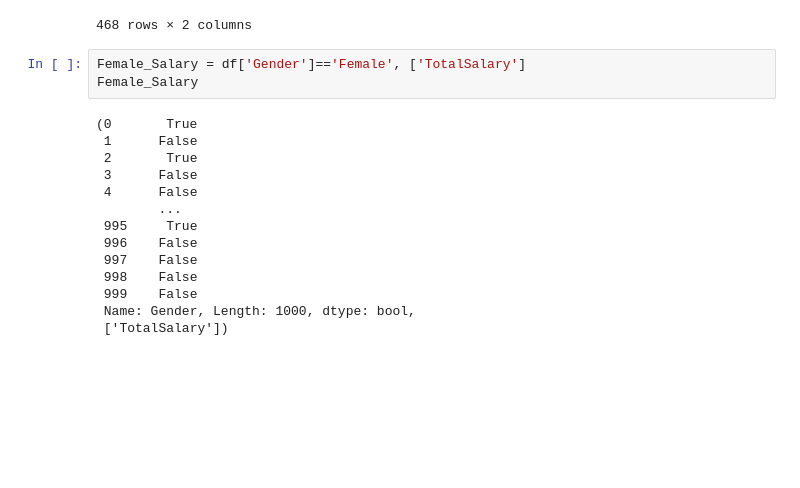
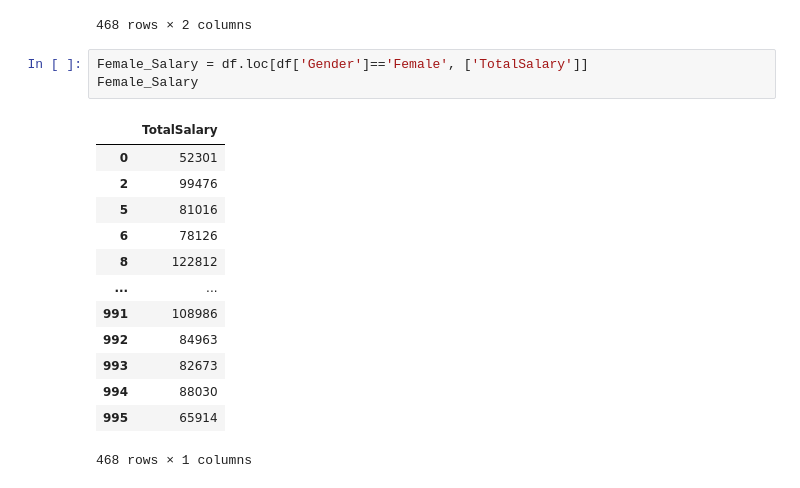
Before and after one commit to Jkhattak/GlassdoreGenderPayGap, a Jupyter notebook: main.ipynb, the cells around one changed output. Saved outputs shown, nothing was run; the diff lists cells and outputs as text; blank space fills up the shorter version.

```diff
--- a/main.ipynb
+++ b/main.ipynb
@@ -283,19 +290,19 @@ Female_Salary
 | 995 | Marketing Associate | 65914 |
 468 rows × 2 columns
 # %%
-Female_Salary = df['Gender']=='Female', ['TotalSalary']
+Female_Salary = df.loc[df['Gender']=='Female', ['TotalSalary']]
 Female_Salary
 # %% [output]
+|  | TotalSalary |
+| 0 | 52301 |
+| 2 | 99476 |
+| 5 | 81016 |
+| 6 | 78126 |
+| 8 | 122812 |
+| ... | ... |
+| 991 | 108986 |
+| 992 | 84963 |
+| 993 | 82673 |
+| 994 | 88030 |
+| 995 | 65914 |
-(0       True
- 1      False
- 2       True
- 3      False
- 4      False
-        ...
- 995     True
- 996    False
- 997    False
- 998    False
- 999    False
- Name: Gender, Length: 1000, dtype: bool,
- ['TotalSalary'])
+468 rows × 1 columns
```
Also changed, not shown: parts of 8 cells of this notebook.
